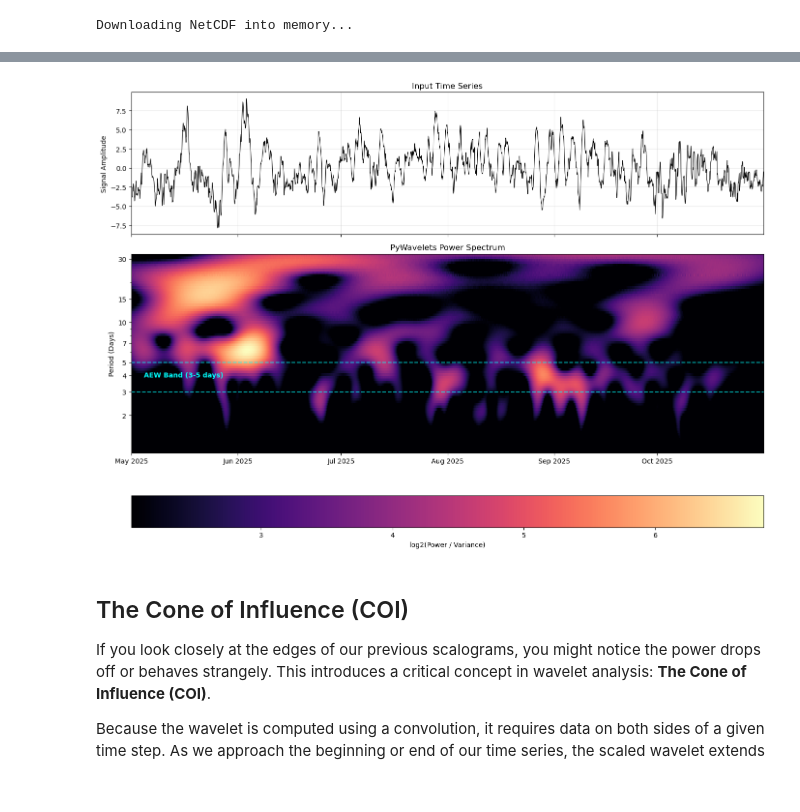
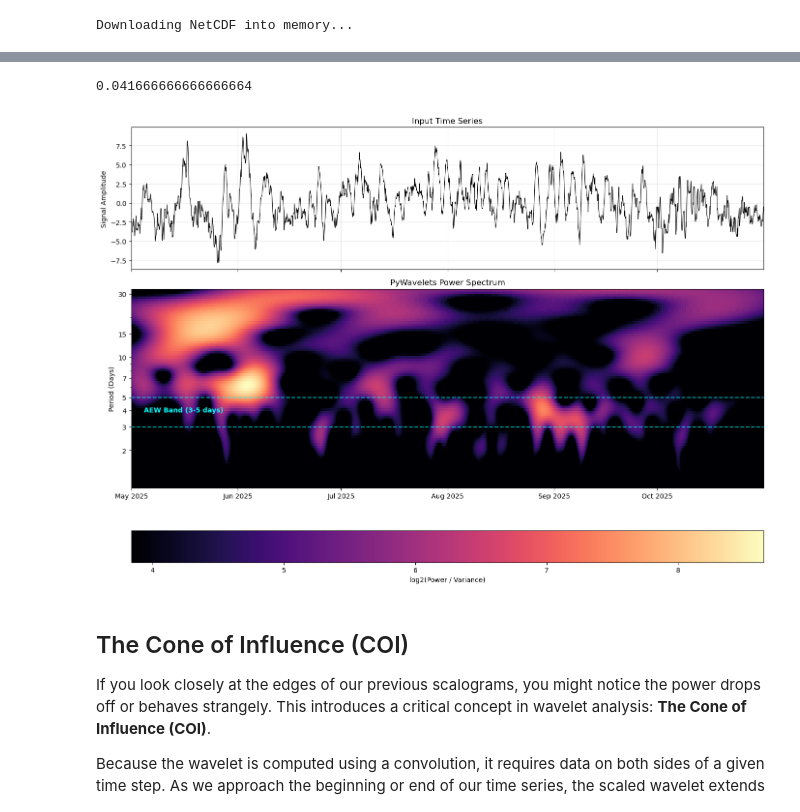
Before and after one commit to adriantompkins/climate-book, a Jupyter notebook: notebooks/part2_cda/climdata_wavelet_analysis.ipynb, the cells around one changed output, grey strips where cells are left out. Saved outputs shown, nothing was run; the diff lists cells and outputs as text; code cells hidden in the pictures.

```diff
--- a/notebooks/part2_cda/climdata_wavelet_analysis.ipynb
+++ b/notebooks/part2_cda/climdata_wavelet_analysis.ipynb
@@ -638,14 +663,14 @@ print(f"Detected time step (dt): {dt_days:.4f} days")
 
 # --- PERFORM WAVELET ANALYSIS ---
 print("Computing CWT...")
-scales_era5 = np.arange(1, 30, 0.5)
+#scales_era5 = np.arange(1, 30, 0.5)
+scales_era5 = np.geomspace(1, 30, num=80)
 
 w0 = 6.0  # Default Morlet parameter
 
 # Compute CWT using the dynamic dt
 cwt_era5 = cwt_scratch(v_wind_data, dt=dt_days, scales=scales_era5, w0=w0)
-power_era5 = (np.abs(cwt_era5)**2) / scales_era5[:, None]
-#power_era5 = np.abs(cwt_era5)**2
+power_era5 = np.abs(cwt_era5)**2
 
 # --- CONVERT SCALES TO FOURIER PERIODS ---
 # Your plotting function expects 'periods', not raw scales
@@ -688 +727,18 @@ Here, we implement the exact same analysis using `PyWavelets` (`pywt`).
+# %%
+import pywt
+
+# Force PyWavelets to match Torrence & Compo (w0=6)
+w0 = 6
+center_freq = w0 / (2 * np.pi)
+pywt_wavelet = f'cmor2.0-{center_freq:.4f}'
+
+# note!!!!
+# Create 80 logarithmically spaced scales.
+scales_pywt = scales_era5*24 # needs to be hardwired to hourly
+
+# cwt:
+# In PyWavelets, the complex Morlet is 'cmorB-C', where B is bandwidth and C is center frequency.
+# To match our analytical w0=6, we use a center frequency of ~0.955 (since pywt defines it as w0/(2*pi))
+cwt_pywt, freqs_pywt = pywt.cwt(v_wind_data, scales_pywt, pywt_wavelet, sampling_period=dt_days)
+power_pywt = np.abs(cwt_pywt)**2 * (2 * np.sqrt(np.pi))
 # %%
@@ -746,27 +762,33 @@ print (scales_pkg)
 # %%
+
+cwt_pywt, freqs_pywt = pywt.cwt(v_wind_data, scales_pywt, 'cmor1.0-0.955', sampling_period=dt_days)
+print (dt_days)
+power_pywt = 2*np.sqrt(np.pi)*np.abs(cwt_pywt)**2
+
 # CONVERT FREQUENCY TO PERIOD
 # PyWavelets returns cycles per time-unit. Since dt is in days, 1/f is days.
-periods_pkg = 1.0 / freqs_pkg
+periods_pywt = 1.0 / freqs_pywt
 
-fig_pkg, ax_sig_pkg, ax_wav_pkg = plot_wavelet_spectrum(
+fig_pkg, ax_sig_pywt, ax_wav_pywt = plot_wavelet_spectrum(
     time=time_era5,
-    periods=periods_pkg,
-    power=power_pkg,
+    periods=periods_pywt,
+    power=power_pywt,
     title="PyWavelets Power Spectrum",
     v_signal=v_wind_data,
     ylabel="Period (Days)"
 )
 
 # Add AEW band
-ax_wav_pkg.axhline(y=3, color='cyan', linestyle='--', alpha=0.7, lw=1.5)
-ax_wav_pkg.axhline(y=5, color='cyan', linestyle='--', alpha=0.7, lw=1.5)
-ax_wav_pkg.text(time_era5[int(len(time_era5)*0.02)], 4, 'AEW Band (3-5 days)',
+ax_wav_pywt.axhline(y=3, color='cyan', linestyle='--', alpha=0.7, lw=1.5)
+ax_wav_pywt.axhline(y=5, color='cyan', linestyle='--', alpha=0.7, lw=1.5)
+ax_wav_pywt.text(time_era5[int(len(time_era5)*0.02)], 4, 'AEW Band (3-5 days)',
             color='cyan', fontweight='bold', verticalalignment='center')
 
 plt.tight_layout()
 plt.show()
 # %% [output]
+0.041666666666666664
-[figure, old version]
+[figure, new version]
 # %% [markdown]
 ## The Cone of Influence (COI)
 
```
Also changed, not shown: parts of 18 cells of this notebook.
